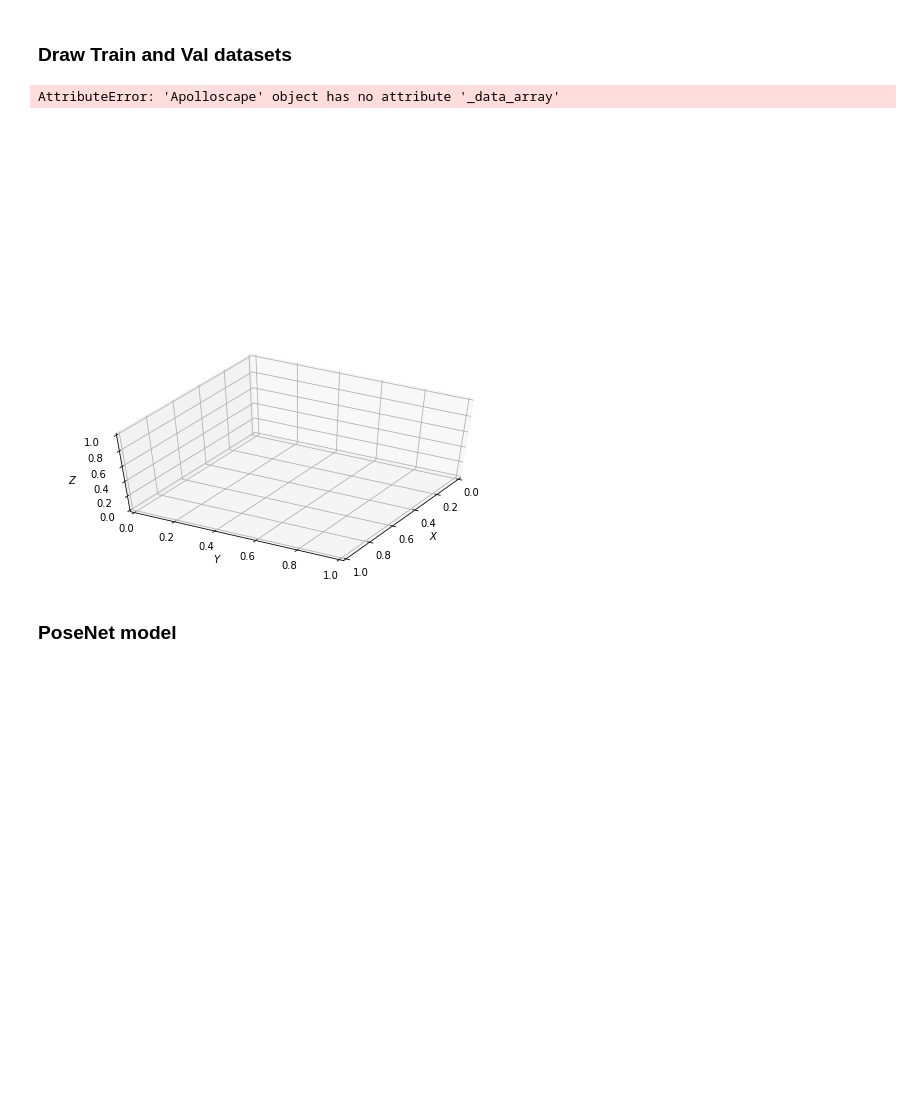
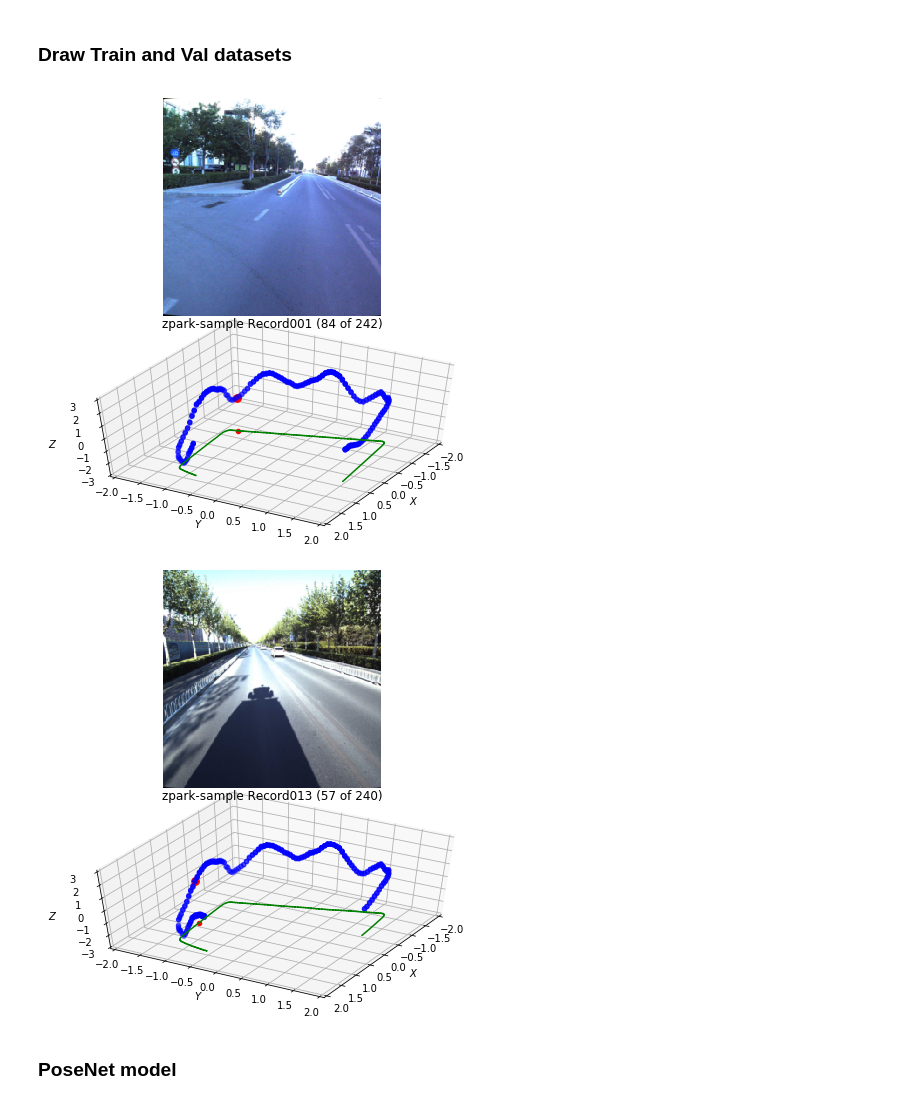
Before and after one commit to bexcite/apolloscape-loc, a Jupyter notebook: PoseNet_Experiments.ipynb, the cells around one changed output. Cells and saved outputs as stored; diff of their text form; code cells hidden in the pictures; blank space fills up the shorter version.

```diff
--- a/PoseNet_Experiments.ipynb
+++ b/PoseNet_Experiments.ipynb
@@ -35,12 +35,18 @@ plt.ion()
 # Load Dataset
 # %%
 APOLLO_PATH = "./data/apolloscape"
+
+normalize = transforms.Normalize(mean=[0.485, 0.456, 0.406],
+                                     std=[0.229, 0.224, 0.225])
+
+
 
 # Resize data before using
 transform = transforms.Compose([
     transforms.Resize(260),
     transforms.CenterCrop(250),
-    transforms.ToTensor()
+    transforms.ToTensor(),
+    normalize
 ])
 
 # record_name = "Record029"
@@ -56,6 +62,7 @@ transform = transforms.Compose([
 
 
 stereo = False
+shuffle = True
 
 train_record = 'Record001'
 train_dataset = Apolloscape(root=os.path.join(APOLLO_PATH), road="zpark-sample",
@@ -82,8 +89,8 @@ val_dataset = Apolloscape(root=os.path.join(APOLLO_PATH), road="zpark-sample",
 print(train_dataset)
 print(val_dataset)
 
-train_dataloader = DataLoader(train_dataset, batch_size=8) # batch_size = 75
-val_dataloader = DataLoader(val_dataset, batch_size=8) # batch_size = 75
+train_dataloader = DataLoader(train_dataset, batch_size=8, shuffle=shuffle) # batch_size = 75
+val_dataloader = DataLoader(val_dataset, batch_size=8, shuffle=shuffle) # batch_size = 75
 # %% [output]
 Dataset: Apolloscape
     Road: zpark-sample
@@ -176,14 +183,14 @@ unnormalized pose =  [ 6.18868996e+02 -2.45859599e+03  4.00620000e+01  6.9003752
 # %%
 # Draw datasets
 draw_record(train_dataset)
 plt.show()
 
 record_id = 'Record013'
-draw_record(val_dataset, record=record_id)
+draw_record(val_dataset, record=record_id, img_normalized=True)
 plt.show()
 # %% [output]
-AttributeError: 'Apolloscape' object has no attribute '_data_array'
-[figure, old version]
+[figure, new version]
+[figure, added]
 # %% [markdown]
 ### PoseNet model
 # %%
```
Also changed, not shown: parts of 9 cells of this notebook, 3 other files.
